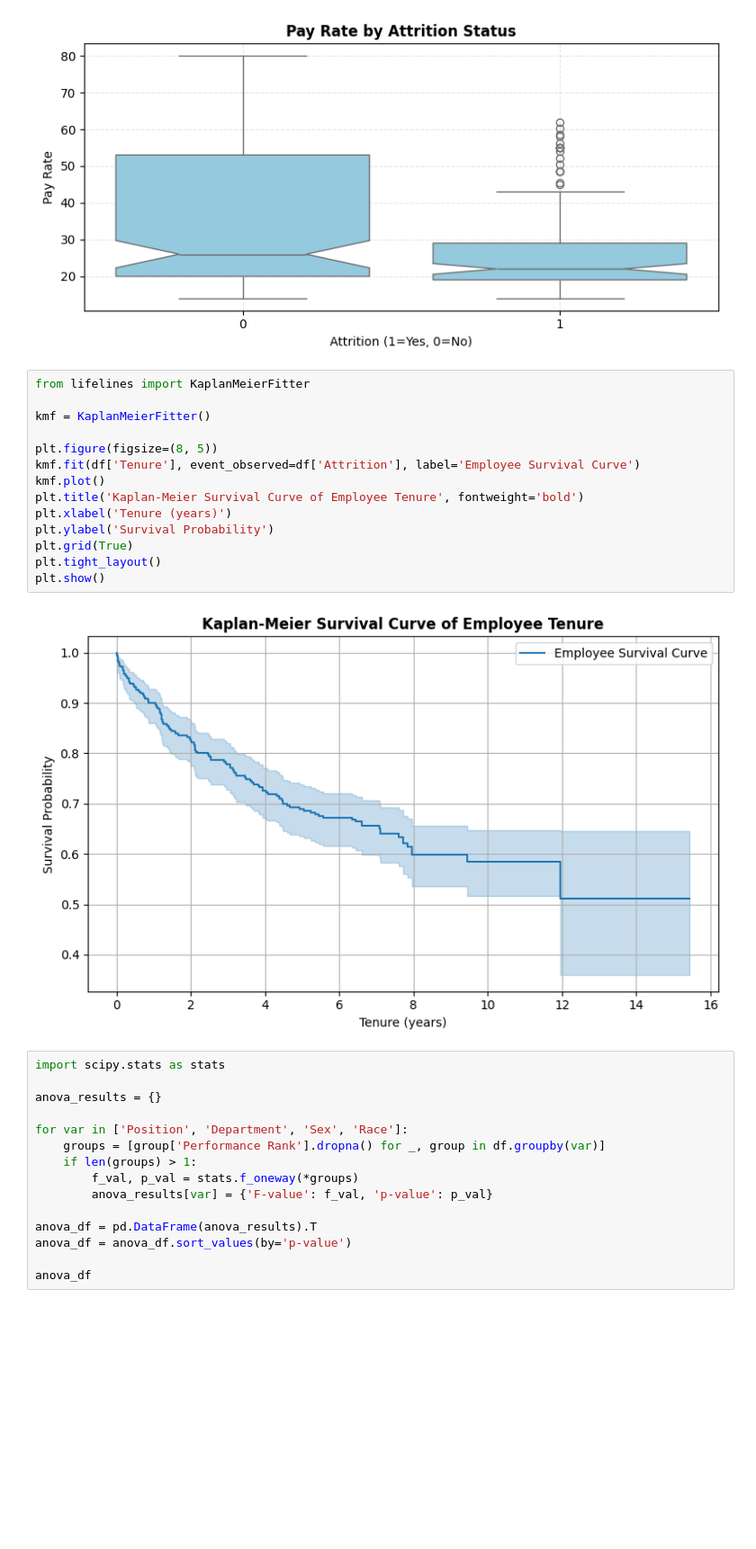
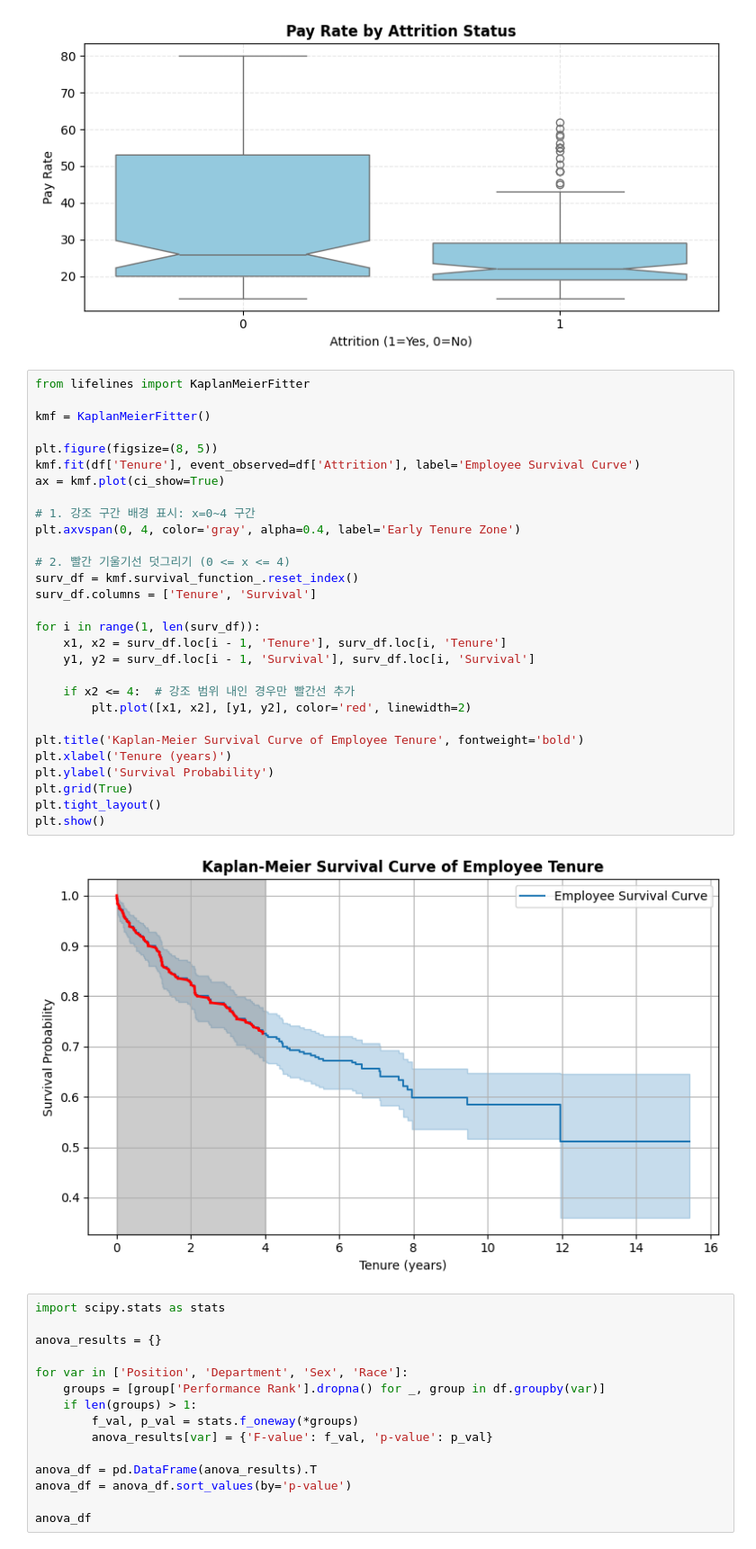
Before and after one commit to sorrychoe/HR-analysis, a Jupyter notebook: notebook/HR.ipynb, the cells around one changed output. Shown: that part at 90% size. Drawn from its saved outputs; the diff is of its cells as text; blank space fills up the shorter version.

```diff
--- a/notebook/HR.ipynb
+++ b/notebook/HR.ipynb
@@ -73,22 +73,37 @@ for feature in ['Age', 'Tenure', 'Pay Rate']:
 [figure]
 [figure]
 [figure]
-# %%
-from lifelines import KaplanMeierFitter
-
-kmf = KaplanMeierFitter()
-
-plt.figure(figsize=(8, 5))
-kmf.fit(df['Tenure'], event_observed=df['Attrition'], label='Employee Survival Curve')
-kmf.plot()
-plt.title('Kaplan-Meier Survival Curve of Employee Tenure', fontweight='bold')
-plt.xlabel('Tenure (years)')
-plt.ylabel('Survival Probability')
-plt.grid(True)
-plt.tight_layout()
-plt.show()
-# %% [output]
-[figure, removed]
+# %%
+from lifelines import KaplanMeierFitter
+
+kmf = KaplanMeierFitter()
+
+plt.figure(figsize=(8, 5))
+kmf.fit(df['Tenure'], event_observed=df['Attrition'], label='Employee Survival Curve')
+ax = kmf.plot(ci_show=True)
+
+# 1. 강조 구간 배경 표시: x=0~4 구간
+plt.axvspan(0, 4, color='gray', alpha=0.4, label='Early Tenure Zone')
+
+# 2. 빨간 기울기선 덧그리기 (0 <= x <= 4)
+surv_df = kmf.survival_function_.reset_index()
+surv_df.columns = ['Tenure', 'Survival']
+
+for i in range(1, len(surv_df)):
+    x1, x2 = surv_df.loc[i - 1, 'Tenure'], surv_df.loc[i, 'Tenure']
+    y1, y2 = surv_df.loc[i - 1, 'Survival'], surv_df.loc[i, 'Survival']
+
+    if x2 <= 4:  # 강조 범위 내인 경우만 빨간선 추가
+        plt.plot([x1, x2], [y1, y2], color='red', linewidth=2)
+
+plt.title('Kaplan-Meier Survival Curve of Employee Tenure', fontweight='bold')
+plt.xlabel('Tenure (years)')
+plt.ylabel('Survival Probability')
+plt.grid(True)
+plt.tight_layout()
+plt.show()
+# %% [output]
+[figure, added]
 # %%
 import scipy.stats as stats
 
```
Also changed, not shown: 3 other files.
